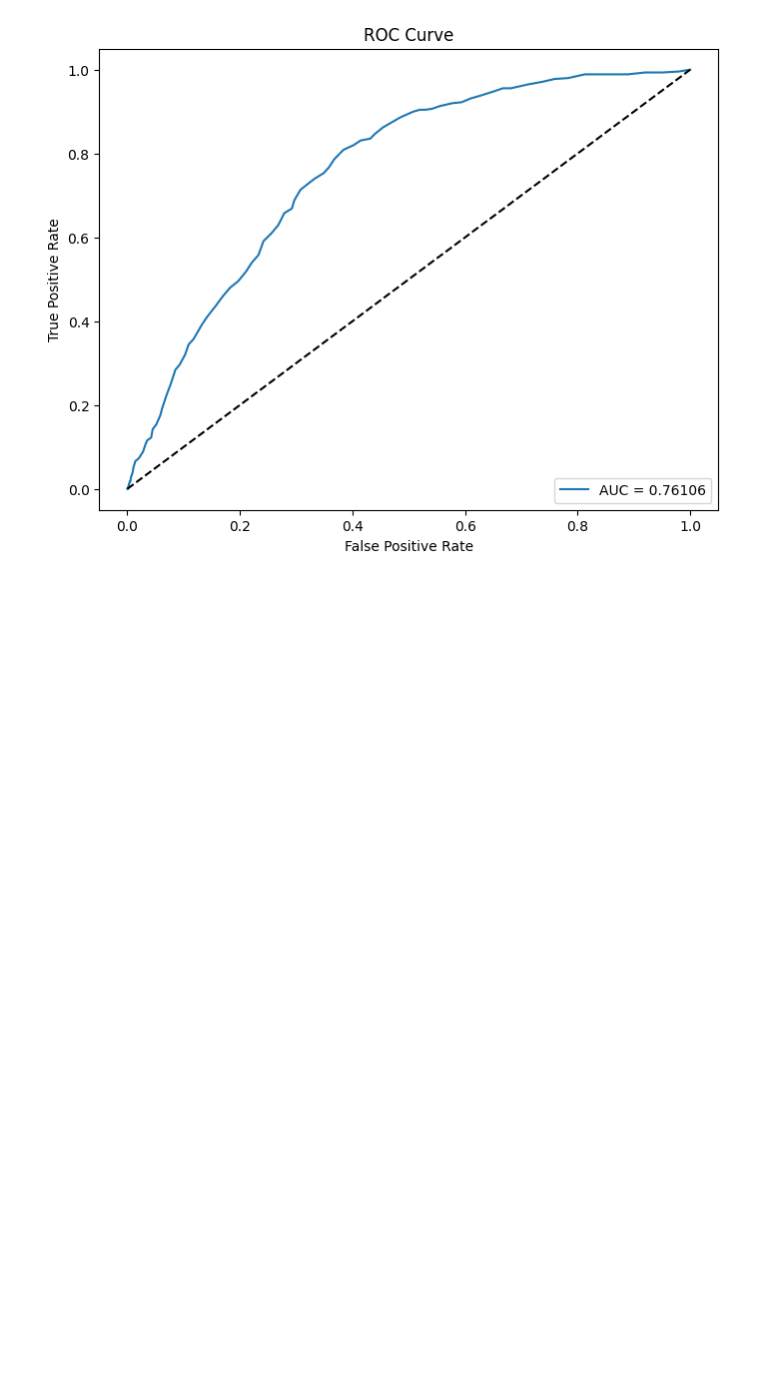
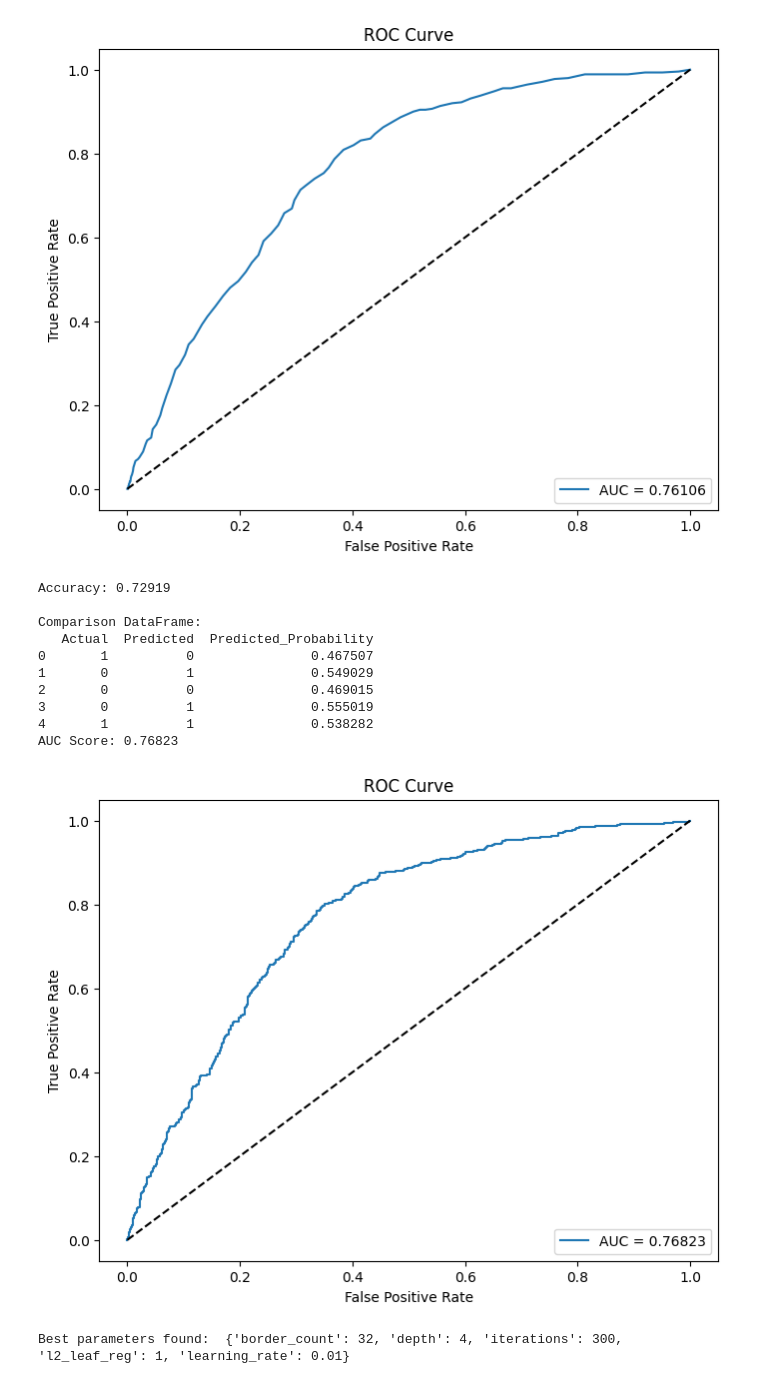
Before and after one commit to samcohen1/HypertensionML, a Jupyter notebook: new_predictor.ipynb, the cells around one changed output. Saved outputs shown, nothing was run; the diff lists cells and outputs as text; code cells hidden in the pictures; blank space fills up the shorter version.

Commit message:
Catboost classifier

```diff
--- a/new_predictor.ipynb
+++ b/new_predictor.ipynb
@@ -1625,3 +1626,50 @@ Comparison DataFrame:
 4       1          1                   0.60
 AUC Score: 0.76106
 [figure]
+# %%
+# Initialize CatBoostClassifier
+catboost_model = CatBoostClassifier(verbose=0, random_state=42, cat_features=df.select_dtypes(include=['object', 'category']).columns.tolist())
+
+# Define the hyperparameter grid
+param_grid = {
+    'iterations': [100, 200, 300],
+    'depth': [4, 6, 8],
+    'learning_rate': [0.01, 0.1, 0.2],
+    'l2_leaf_reg': [1, 3, 5, 7],
+    'border_count': [32, 64, 128]
+}
+
+# Set up GridSearchCV
+# grid_search = GridSearchCV(estimator=catboost_model, param_grid=param_grid, cv=3, scoring='accuracy', n_jobs=-1)
+
+# Fit GridSearchCV
+# grid_search.fit(X_train, Y_train)
+
+# Get the best model from grid search
+# best_catboost_model = grid_search.best_estimator_
+
+# Manually set the best parameters
+best_params = {'border_count': 32, 'depth': 4, 'iterations': 300, 'l2_leaf_reg': 1, 'learning_rate': 0.01}
+best_catboost_model = CatBoostClassifier(verbose=0, random_state=42, cat_features=df.select_dtypes(include=['object', 'category']).columns.tolist(), **best_params)
+
+# Train the model with the best parameters
+best_catboost_model.fit(X_train, Y_train)
+
+# Evaluate the best model using the provided evaluate_model function
+evaluate_model(best_catboost_model, X_train, X_test, Y_train, Y_test)
+
+# Output best parameters
+print("Best parameters found: ", best_params)
+# %% [output]
+Accuracy: 0.72919
+
+Comparison DataFrame:
+   Actual  Predicted  Predicted_Probability
+0       1          0               0.467507
+1       0          1               0.549029
+2       0          0               0.469015
+3       0          1               0.555019
+4       1          1               0.538282
+AUC Score: 0.76823
+[figure, added]
+Best parameters found:  {'border_count': 32, 'depth': 4, 'iterations': 300, 'l2_leaf_reg': 1, 'learning_rate': 0.01}
```
Also changed, not shown: parts of 2 cells of this notebook.
